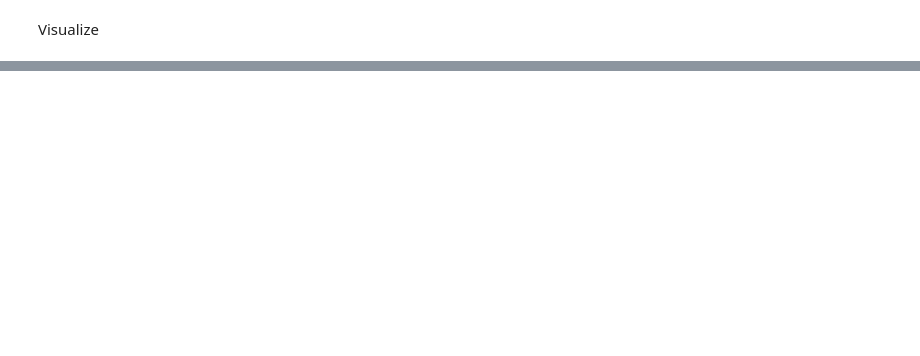
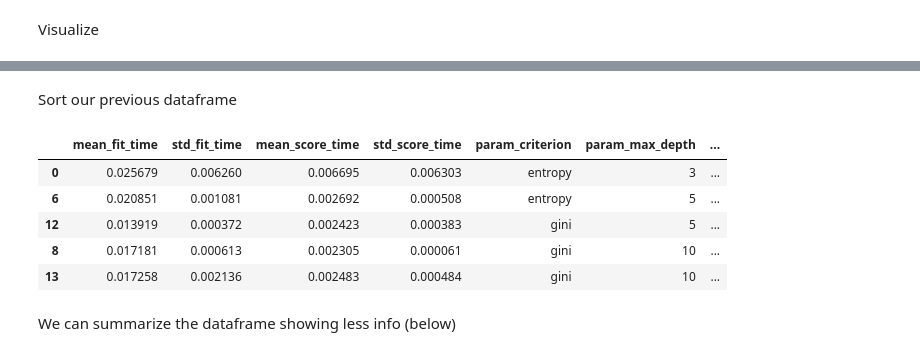
Before and after one commit to MarceloPiemonteRibeiro/learning-Machine-learning, a Jupyter notebook: Optimization/Choosing_parameters_to_optimize_models.ipynb, the cells around one changed output, grey strips where cells are left out. Drawn from its saved outputs; the diff is of its cells as text; code cells hidden in the pictures; blank space fills up the shorter version.

```diff
--- a/Optimization/Choosing_parameters_to_optimize_models.ipynb
+++ b/Optimization/Choosing_parameters_to_optimize_models.ipynb
@@ -886,0 +1012,14 @@ graph
+# %% [markdown]
+Sort our previous dataframe
+# %%
+resultados_ordenados_pela_media = resultados.sort_values("mean_test_score", ascending=False)
+resultados_ordenados_pela_media.head()
+# %% [output]
+|  | mean_fit_time | std_fit_time | mean_score_time | std_score_time | param_criterion | param_max_depth | ... |
+| 0 | 0.025679 | 0.006260 | 0.006695 | 0.006303 | entropy | 3 | ... |
+| 6 | 0.020851 | 0.001081 | 0.002692 | 0.000508 | entropy | 5 | ... |
+| 12 | 0.013919 | 0.000372 | 0.002423 | 0.000383 | gini | 5 | ... |
+| 8 | 0.017181 | 0.000613 | 0.002305 | 0.000061 | gini | 10 | ... |
+| 13 | 0.017258 | 0.002136 | 0.002483 | 0.000484 | gini | 10 | ... |
+# %% [markdown]
+We can summarize the dataframe showing less info (below)
```
Also changed, not shown: parts of 54 cells of this notebook.
